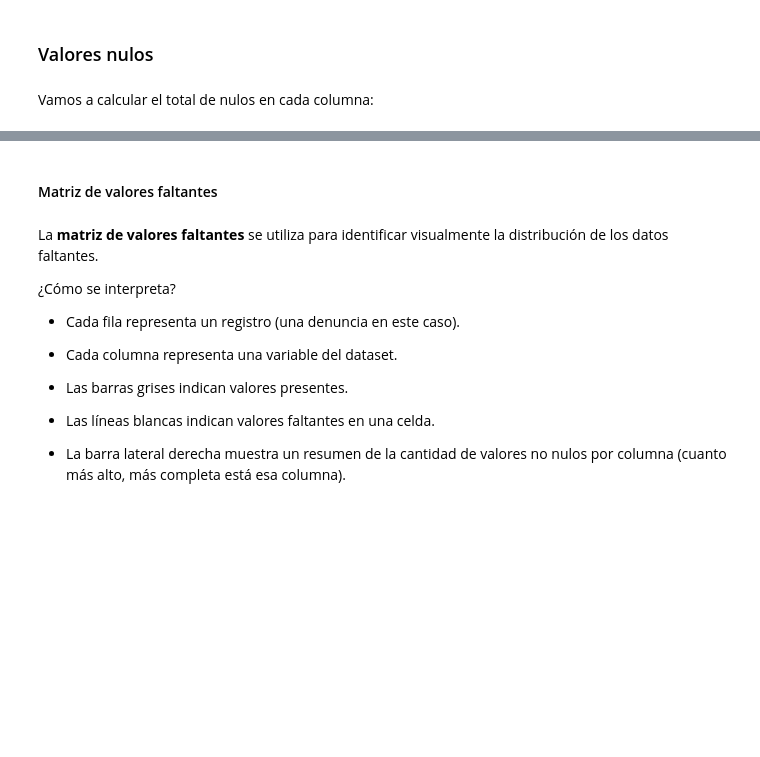
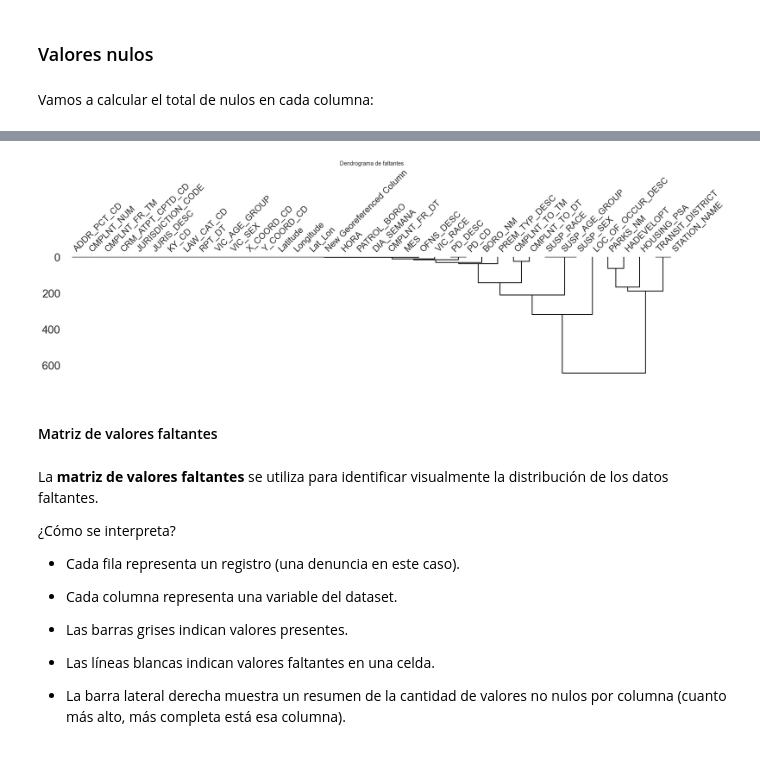
Before and after one commit to vazquez-agustin/AnD_Vazquez_Workspace, a Jupyter notebook: AnD_Trabajo_Final.ipynb, the cells around one changed output, grey strips where cells are left out. Cells and saved outputs as stored; diff of their text form; code cells hidden in the pictures; blank space fills up the shorter version.

```diff
--- a/AnD_Trabajo_Final.ipynb
+++ b/AnD_Trabajo_Final.ipynb
@@ -146,3 +210,9 @@ dtype: int64
+# %%
+msno.dendrogram(df_nuevo, figsize=(20,4))
+plt.title('Dendrograma de faltantes', fontsize=10)
+plt.show()
+# %% [output]
+[figure, added]
 # %% [markdown]
 #### Matriz de valores faltantes
 # %% [markdown]
```
Also changed, not shown: parts of 13 cells of this notebook, 3 other files.
